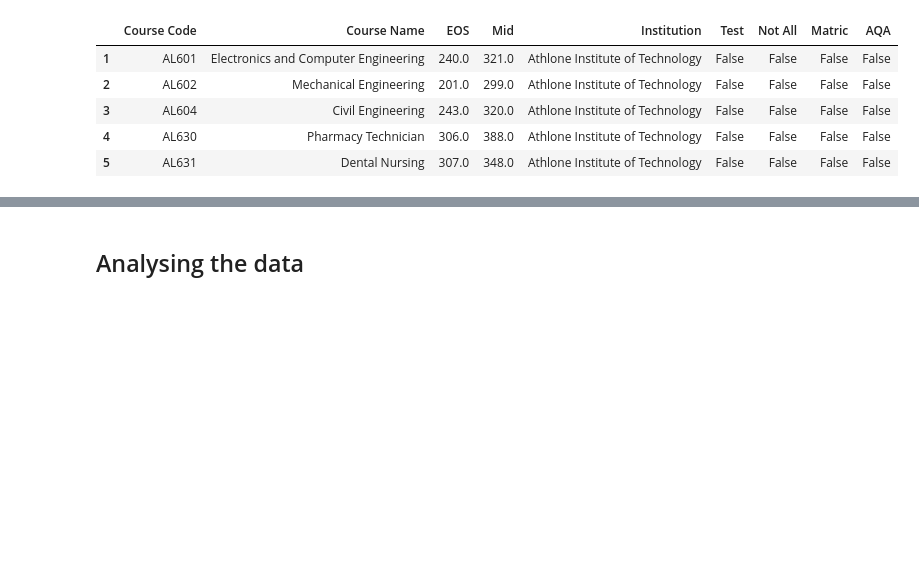
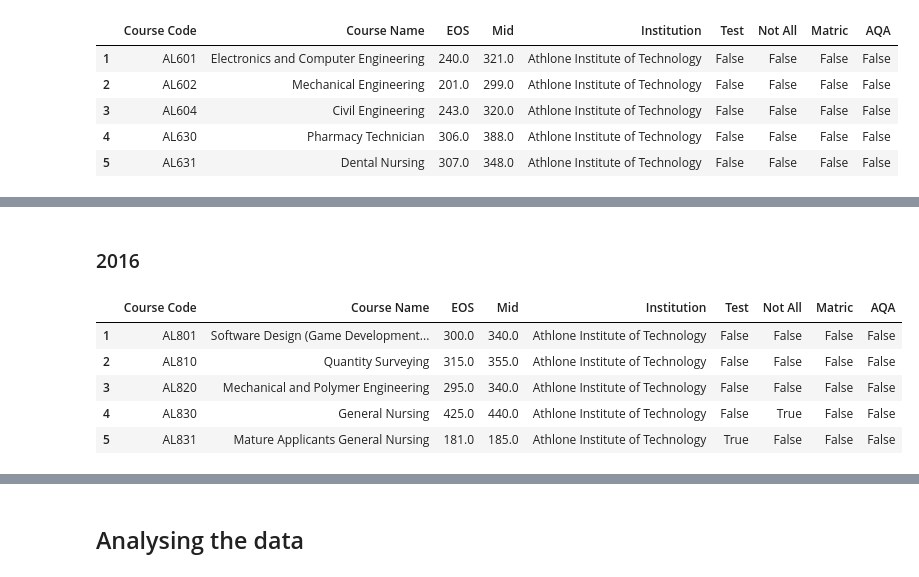
Before and after one commit to fod/fundamentals-data-analysis, a Jupyter notebook: cao.ipynb, the cells around one changed output, grey strips where cells are left out. Drawn from its saved outputs; the diff is of its cells as text; code cells hidden in the pictures; blank space fills up the shorter version.

```diff
--- a/cao.ipynb
+++ b/cao.ipynb
@@ -417,0 +452,15 @@ df76_18.head()
+# %% [markdown]
+### 2016
+# %%
+# read the level 8 pdf, extracting tables into a single dataframe
+pdf_path = os.path.join(data_dir, "cao_2016_lvl8.pdf")
+df8_16 = read_cao_pdf(pdf_path, header_row=6)
+
+df8_16.head()
+# %% [output]
+|  | Course Code | Course Name | EOS | Mid | Institution | Test | Not All | Matric | AQA |
+| 1 | AL801 | Software Design (Game Development... | 300.0 | 340.0 | Athlone Institute of Technology | False | False | False | False |
+| 2 | AL810 | Quantity Surveying | 315.0 | 355.0 | Athlone Institute of Technology | False | False | False | False |
+| 3 | AL820 | Mechanical and Polymer Engineering | 295.0 | 340.0 | Athlone Institute of Technology | False | False | False | False |
+| 4 | AL830 | General Nursing | 425.0 | 440.0 | Athlone Institute of Technology | False | True | False | False |
+| 5 | AL831 | Mature Applicants General Nursing | 181.0 | 185.0 | Athlone Institute of Technology | True | False | False | False |
```
Also changed, not shown: parts of 7 cells of this notebook.
